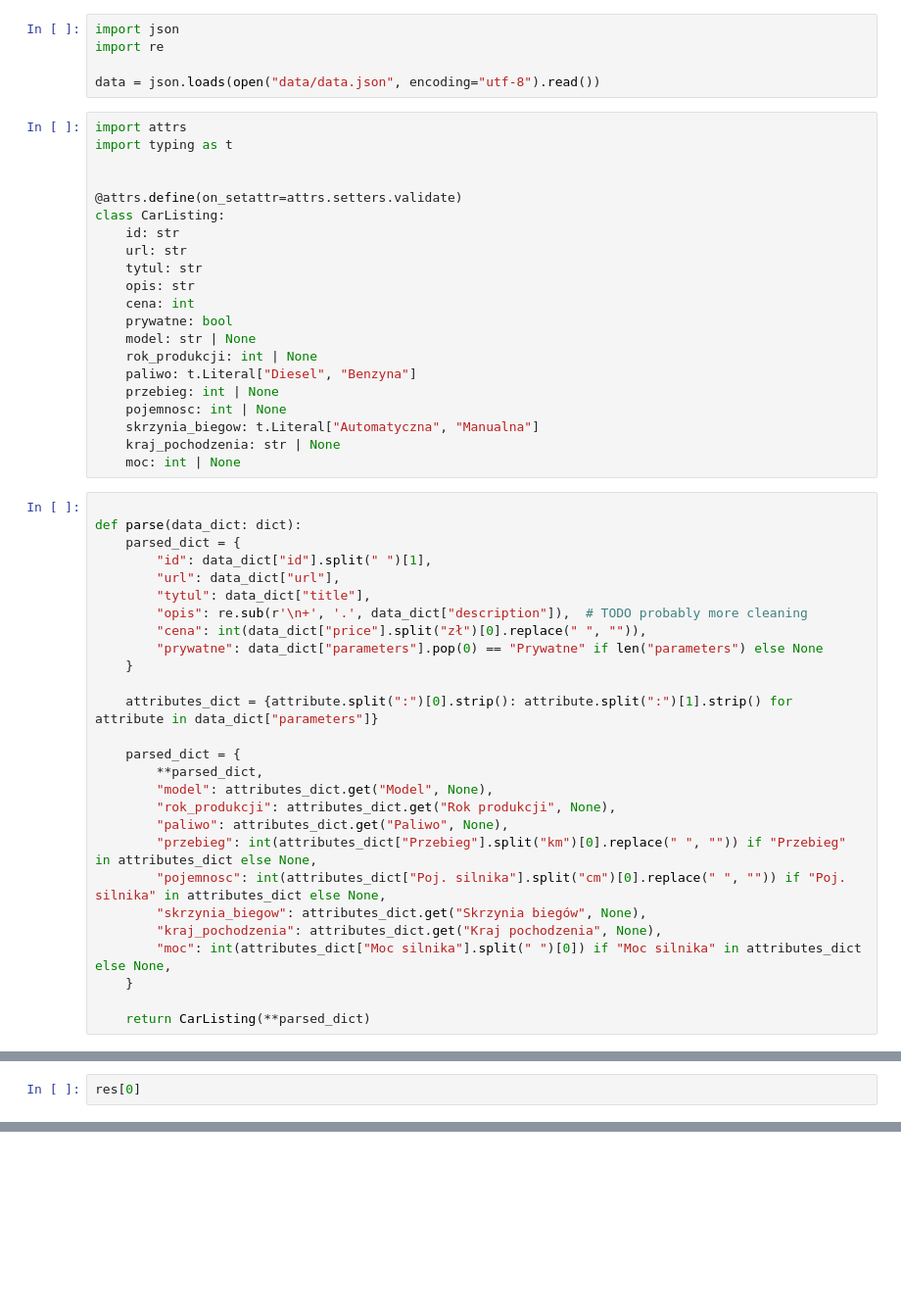
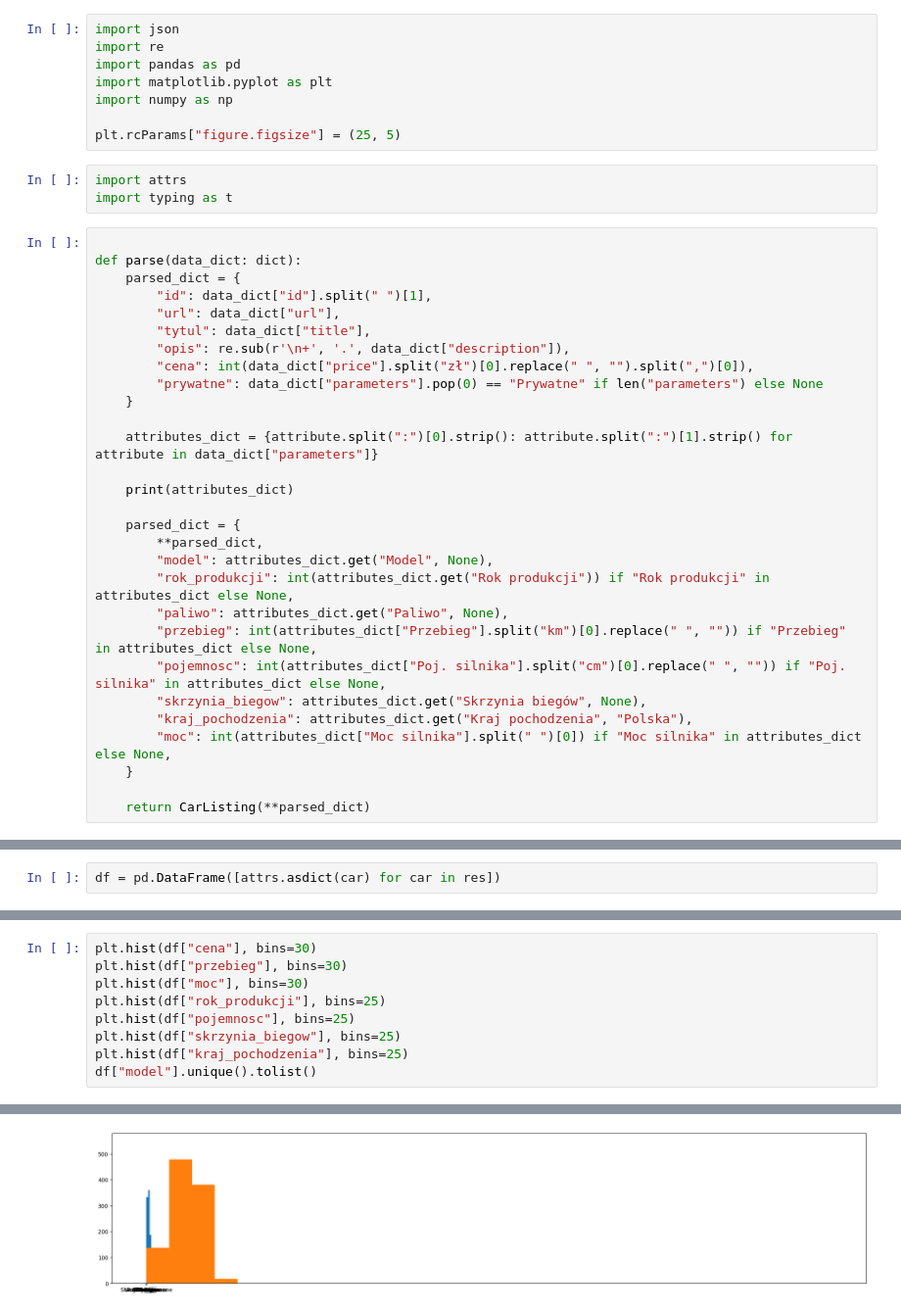
Before and after one commit to kdudek22/data-mining, a Jupyter notebook: notebook.ipynb, the cells around one changed output, grey strips where cells are left out. Shown at 98% size. Drawn from its saved outputs; the diff is of its cells as text; blank space fills up the shorter version.

```diff
--- a/notebook.ipynb
+++ b/notebook.ipynb
@@ -1,29 +1,14 @@
 # %%
 import json
 import re
+import pandas as pd
+import matplotlib.pyplot as plt
+import numpy as np
 
-data = json.loads(open("data/data.json", encoding="utf-8").read())
+plt.rcParams["figure.figsize"] = (25, 5)
 # %%
 import attrs
 import typing as t
-
-
-@attrs.define(on_setattr=attrs.setters.validate)
-class CarListing:
-    id: str
-    url: str
-    tytul: str
-    opis: str
-    cena: int
-    prywatne: bool
-    model: str | None
-    rok_produkcji: int | None
-    paliwo: t.Literal["Diesel", "Benzyna"]
-    przebieg: int | None
-    pojemnosc: int | None
-    skrzynia_biegow: t.Literal["Automatyczna", "Manualna"]
-    kraj_pochodzenia: str | None
-    moc: int | None
 # %%
 
 def parse(data_dict: dict):
@@ -31,22 +16,24 @@ def parse(data_dict: dict):
         "id": data_dict["id"].split(" ")[1],
         "url": data_dict["url"],
         "tytul": data_dict["title"],
-        "opis": re.sub(r'\n+', '.', data_dict["description"]),  # TODO probably more cleaning
-        "cena": int(data_dict["price"].split("zł")[0].replace(" ", "")),
+        "opis": re.sub(r'\n+', '.', data_dict["description"]),
+        "cena": int(data_dict["price"].split("zł")[0].replace(" ", "").split(",")[0]),
         "prywatne": data_dict["parameters"].pop(0) == "Prywatne" if len("parameters") else None
     }
 
     attributes_dict = {attribute.split(":")[0].strip(): attribute.split(":")[1].strip() for attribute in data_dict["parameters"]}
 
+    print(attributes_dict)
+
     parsed_dict = {
         **parsed_dict,
         "model": attributes_dict.get("Model", None),
-        "rok_produkcji": attributes_dict.get("Rok produkcji", None),
+        "rok_produkcji": int(attributes_dict.get("Rok produkcji")) if "Rok produkcji" in attributes_dict else None,
         "paliwo": attributes_dict.get("Paliwo", None),
         "przebieg": int(attributes_dict["Przebieg"].split("km")[0].replace(" ", "")) if "Przebieg" in attributes_dict else None,
         "pojemnosc": int(attributes_dict["Poj. silnika"].split("cm")[0].replace(" ", "")) if "Poj. silnika" in attributes_dict else None,
         "skrzynia_biegow": attributes_dict.get("Skrzynia biegów", None),
-        "kraj_pochodzenia": attributes_dict.get("Kraj pochodzenia", None),
+        "kraj_pochodzenia": attributes_dict.get("Kraj pochodzenia", "Polska"),
         "moc": int(attributes_dict["Moc silnika"].split(" ")[0]) if "Moc silnika" in attributes_dict else None,
     }
 
@@ -59,2 +64,2 @@ for entry in data:
 # %%
-res[0]
+df = pd.DataFrame([attrs.asdict(car) for car in res])
@@ -62,0 +66,10 @@ CarListing(id='1031072842', url='https://www.olx.pl/d/oferta/bmw-e36-325i-192km-
+# %%
+plt.hist(df["cena"], bins=30)
+plt.hist(df["przebieg"], bins=30)
+plt.hist(df["moc"], bins=30)
+plt.hist(df["rok_produkcji"], bins=25)
+plt.hist(df["pojemnosc"], bins=25)
+plt.hist(df["skrzynia_biegow"], bins=25)
+plt.hist(df["kraj_pochodzenia"], bins=25)
+df["model"].unique().tolist()
+# %% [output]
@@ -62,0 +93 @@ CarListing(id='1031072842', url='https://www.olx.pl/d/oferta/bmw-e36-325i-192km-
+[figure, added]
```
Also changed, not shown: parts of 17 cells of this notebook, 5 other files.
